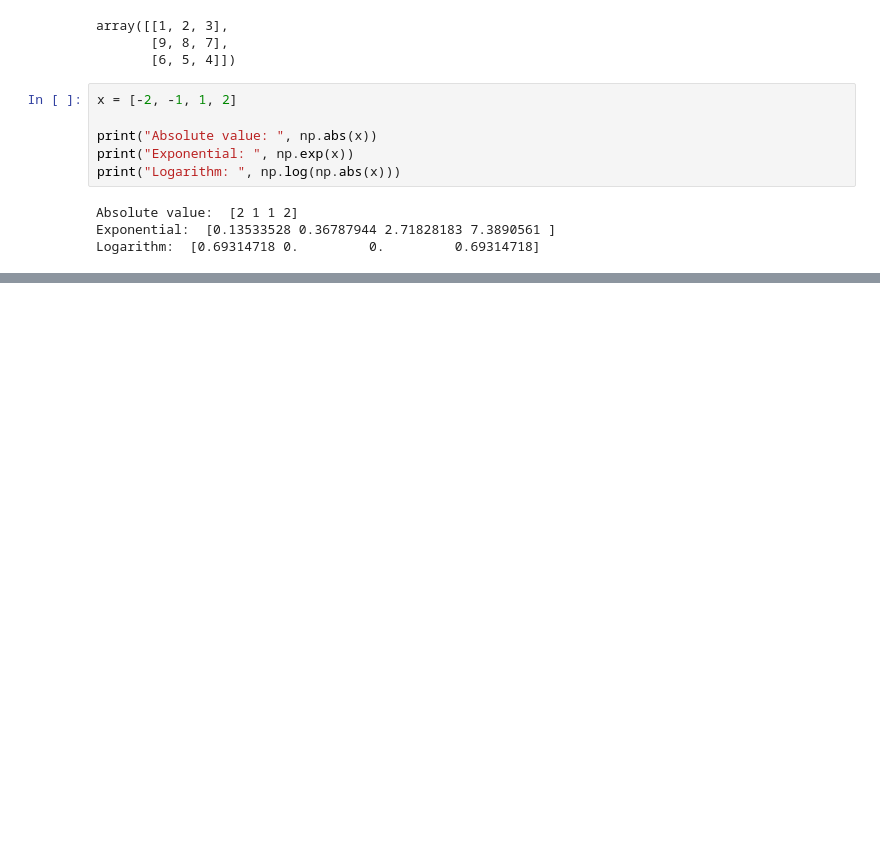
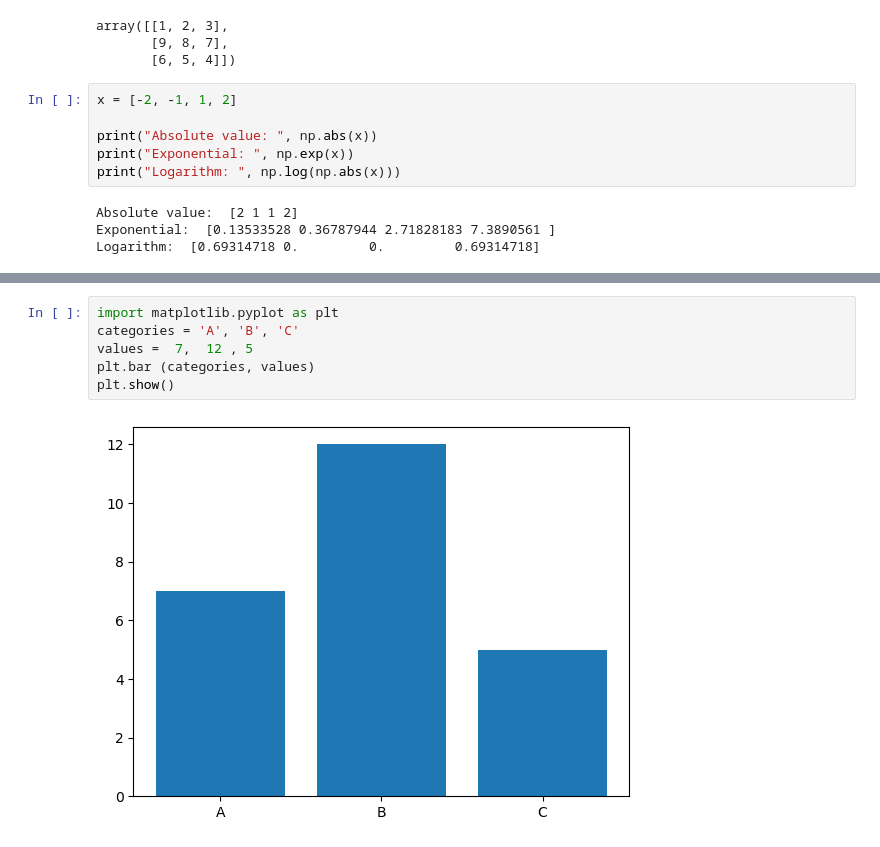
Before and after one commit to ounisdjam/cour_numpy_oppenclassroom, a Jupyter notebook: courdata.ipynb, the cells around one changed output, grey strips where cells are left out. Cells and saved outputs as stored; diff of their text form; blank space fills up the shorter version.

```diff
--- a/courdata.ipynb
+++ b/courdata.ipynb
@@ -94,0 +105,8 @@ Logarithm:  [0.69314718 0.         0.         0.69314718]
+# %%
+import matplotlib.pyplot as plt
+categories = 'A', 'B', 'C'
+values =  7,  12 , 5
+plt.bar (categories, values)
+plt.show()
+# %% [output]
+[figure, added]
```
Also changed, not shown: parts of 4 cells of this notebook.
